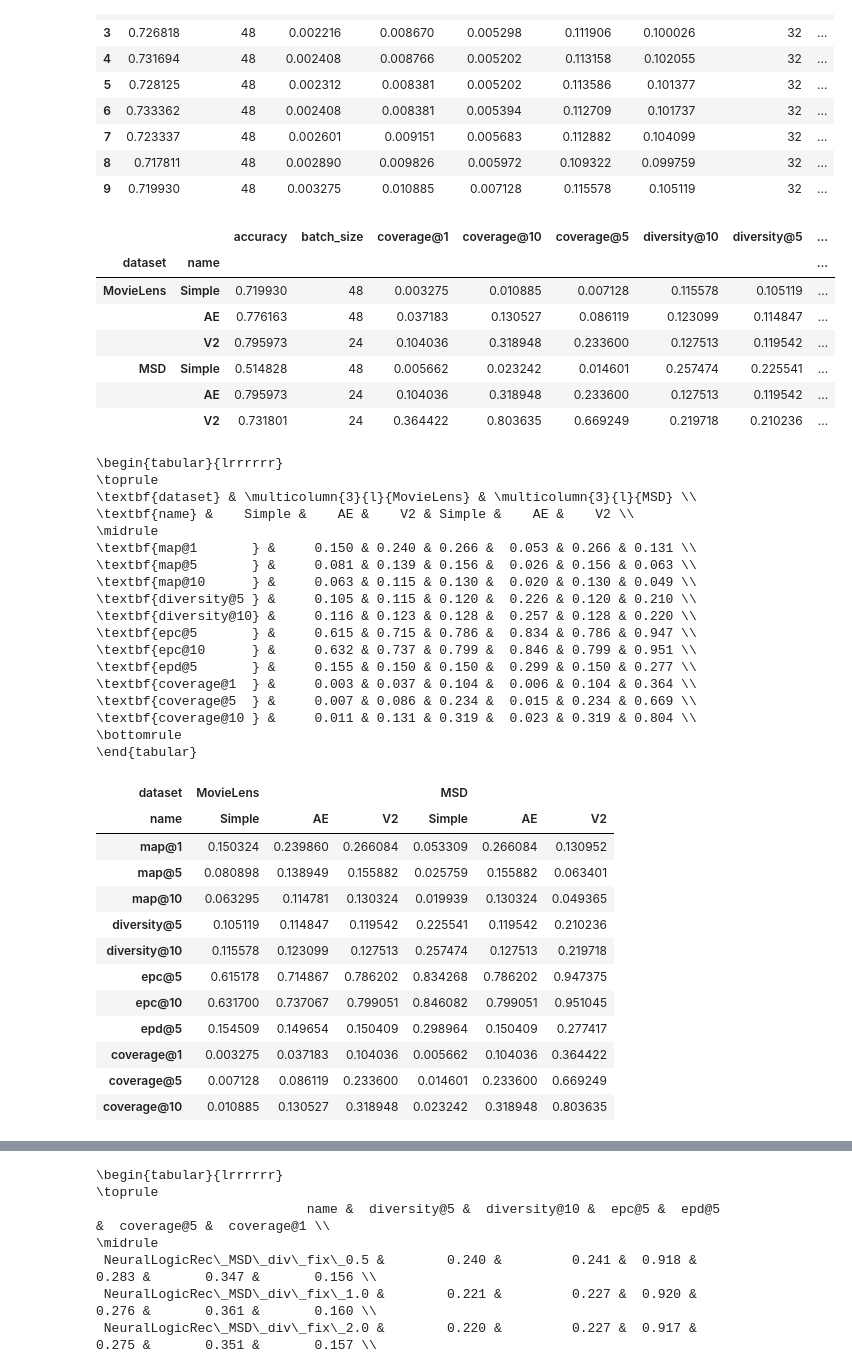
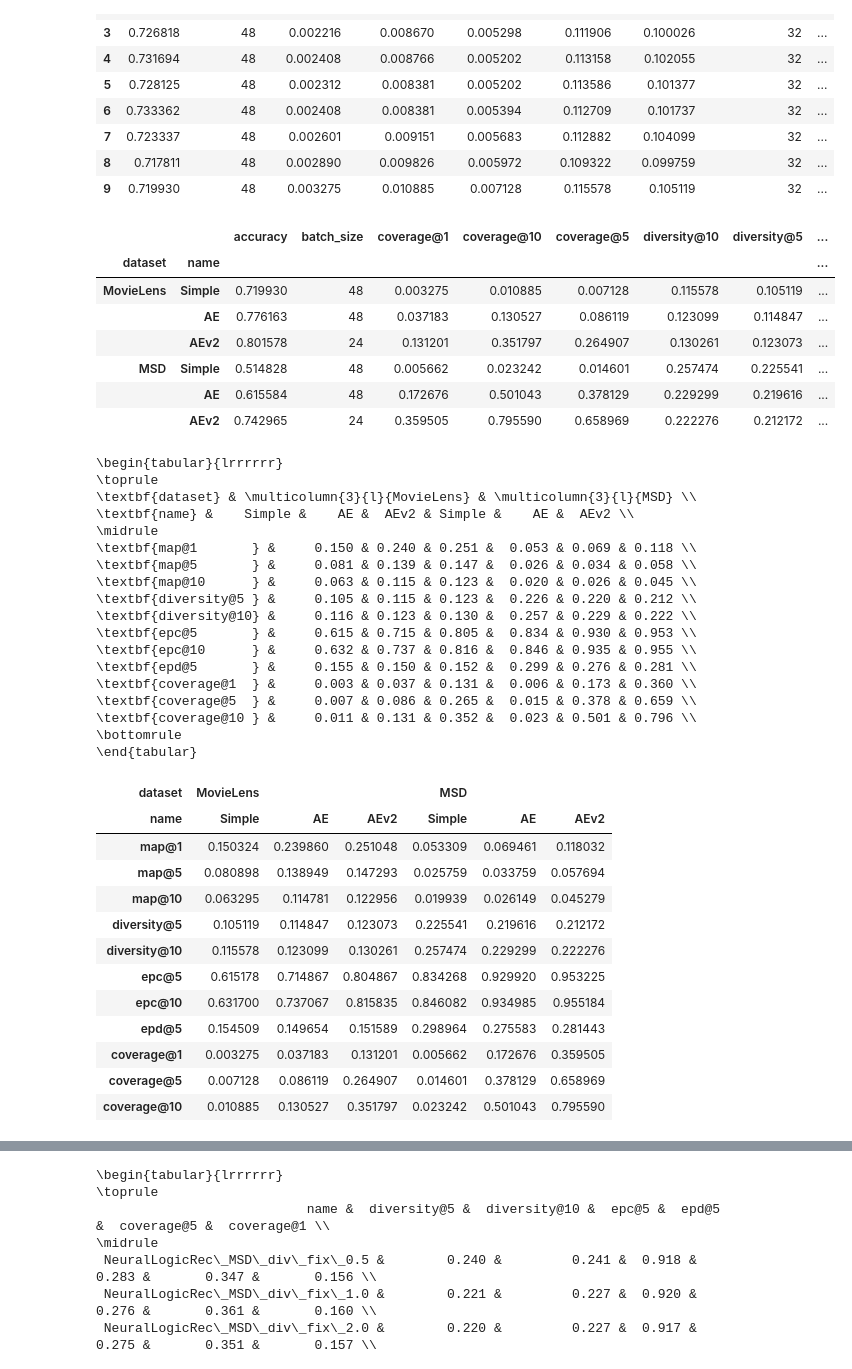
Before and after one commit to HennerM/rs-ml-with-constraints, a Jupyter notebook: NLR_Evaluation_Visualization.ipynb, the cells around one changed output, grey strips where cells are left out. Cells and saved outputs as stored; diff of their text form; code cells hidden in the pictures.

```diff
--- a/NLR_Evaluation_Visualization.ipynb
+++ b/NLR_Evaluation_Visualization.ipynb
@@ -21,8 +21,8 @@ ml_ae_2 = pd.read_csv('../evals/AE_ML_10_epochs_2.csv', index_col=0)
 ml_n = pd.read_csv('../evals/NN_ML_10_epochs.csv', index_col=0)
 msd_ae = pd.read_csv('../evals/AE_MSD_10_epochs.csv', index_col = 0)
 msd_nn = pd.read_csv('../evals/NN_MSD_10_epochs.csv', index_col = 0)
-ml_ae_v2 = pd.read_csv('../evals/Comp_NeuralLogicRec_comparison_ML_V2.csv', index_col = 0)
-msd_ae_v2 = pd.read_csv('../evals/Comp_NeuralLogicRec_comparison_MSD_V2.csv', index_col = 0)
+ml_ae_v2 = pd.read_csv('../evals/V2_ML_10_epochs.csv', index_col = 0)
+msd_ae_v2 = pd.read_csv('../evals/V2_MSD_10_epochs.csv', index_col = 0)
 # %%
 ml_ae_2.name = 'NeuralLogicRec_AE_ML_10_epoch'
 ml_ae_2
@@ -53,19 +53,19 @@ ml_n
 | 8 | 0.717811 | 48 | 0.002890 | 0.009826 | 0.005972 | 0.109322 | 0.099759 | 32 | ... |
 | 9 | 0.719930 | 48 | 0.003275 | 0.010885 | 0.007128 | 0.115578 | 0.105119 | 32 | ... |
 # %%
-tuples = [['MovieLens', 'Simple'], ['MovieLens', 'AE'], ['MovieLens', 'V2'], ['MSD', 'Simple'],  ['MSD', 'AE'], ['MSD', 'V2']]
+tuples = [['MovieLens', 'Simple'], ['MovieLens', 'AE'], ['MovieLens', 'AEv2'], ['MSD', 'Simple'],  ['MSD', 'AE'], ['MSD', 'AEv2']]
 index = pd.MultiIndex.from_tuples(tuples, names=['dataset', 'name'])
-comparison = pd.DataFrame([ml_n.loc[9], ml_ae_2.loc[9], ml_ae_v2.loc[9], msd_nn.loc[9], ml_ae_v2.loc[9], msd_ae_v2.loc[9]], index=index)
+comparison = pd.DataFrame([ml_n.iloc[-1], ml_ae_2.iloc[-1], ml_ae_v2.iloc[-1], msd_nn.iloc[-1], msd_ae.iloc[-1], msd_ae_v2.iloc[-1]], index=index)
 comparison
 # %% [output]
 |  |  | accuracy | batch_size | coverage@1 | coverage@10 | coverage@5 | diversity@10 | diversity@5 | ... |
 | dataset | name |  |  |  |  |  |  |  | ... |
 | MovieLens | Simple | 0.719930 | 48 | 0.003275 | 0.010885 | 0.007128 | 0.115578 | 0.105119 | ... |
 |  | AE | 0.776163 | 48 | 0.037183 | 0.130527 | 0.086119 | 0.123099 | 0.114847 | ... |
-|  | V2 | 0.795973 | 24 | 0.104036 | 0.318948 | 0.233600 | 0.127513 | 0.119542 | ... |
+|  | AEv2 | 0.801578 | 24 | 0.131201 | 0.351797 | 0.264907 | 0.130261 | 0.123073 | ... |
 | MSD | Simple | 0.514828 | 48 | 0.005662 | 0.023242 | 0.014601 | 0.257474 | 0.225541 | ... |
-|  | AE | 0.795973 | 24 | 0.104036 | 0.318948 | 0.233600 | 0.127513 | 0.119542 | ... |
-|  | V2 | 0.731801 | 24 | 0.364422 | 0.803635 | 0.669249 | 0.219718 | 0.210236 | ... |
+|  | AE | 0.615584 | 48 | 0.172676 | 0.501043 | 0.378129 | 0.229299 | 0.219616 | ... |
+|  | AEv2 | 0.742965 | 24 | 0.359505 | 0.795590 | 0.658969 | 0.222276 | 0.212172 | ... |
 # %%
 metrics = comparison[['map@1', 'map@5', 'map@10', 'diversity@5', 'diversity@10', 'epc@5', 'epc@10', 'epd@5', 'coverage@1', 'coverage@5', 'coverage@10']].transpose()
 # %%
@@ -75,31 +75,31 @@ metrics
 \begin{tabular}{lrrrrrr}
 \toprule
 \textbf{dataset} & \multicolumn{3}{l}{MovieLens} & \multicolumn{3}{l}{MSD} \\
-\textbf{name} &    Simple &    AE &    V2 & Simple &    AE &    V2 \\
+\textbf{name} &    Simple &    AE &  AEv2 & Simple &    AE &  AEv2 \\
 \midrule
-\textbf{map@1       } &     0.150 & 0.240 & 0.266 &  0.053 & 0.266 & 0.131 \\
-\textbf{map@5       } &     0.081 & 0.139 & 0.156 &  0.026 & 0.156 & 0.063 \\
-\textbf{map@10      } &     0.063 & 0.115 & 0.130 &  0.020 & 0.130 & 0.049 \\
-\textbf{diversity@5 } &     0.105 & 0.115 & 0.120 &  0.226 & 0.120 & 0.210 \\
-\textbf{diversity@10} &     0.116 & 0.123 & 0.128 &  0.257 & 0.128 & 0.220 \\
-\textbf{epc@5       } &     0.615 & 0.715 & 0.786 &  0.834 & 0.786 & 0.947 \\
-\textbf{epc@10      } &     0.632 & 0.737 & 0.799 &  0.846 & 0.799 & 0.951 \\
-\textbf{epd@5       } &     0.155 & 0.150 & 0.150 &  0.299 & 0.150 & 0.277 \\
-\textbf{coverage@1  } &     0.003 & 0.037 & 0.104 &  0.006 & 0.104 & 0.364 \\
-\textbf{coverage@5  } &     0.007 & 0.086 & 0.234 &  0.015 & 0.234 & 0.669 \\
-\textbf{coverage@10 } &     0.011 & 0.131 & 0.319 &  0.023 & 0.319 & 0.804 \\
+\textbf{map@1       } &     0.150 & 0.240 & 0.251 &  0.053 & 0.069 & 0.118 \\
+\textbf{map@5       } &     0.081 & 0.139 & 0.147 &  0.026 & 0.034 & 0.058 \\
+\textbf{map@10      } &     0.063 & 0.115 & 0.123 &  0.020 & 0.026 & 0.045 \\
+\textbf{diversity@5 } &     0.105 & 0.115 & 0.123 &  0.226 & 0.220 & 0.212 \\
+\textbf{diversity@10} &     0.116 & 0.123 & 0.130 &  0.257 & 0.229 & 0.222 \\
+\textbf{epc@5       } &     0.615 & 0.715 & 0.805 &  0.834 & 0.930 & 0.953 \\
+\textbf{epc@10      } &     0.632 & 0.737 & 0.816 &  0.846 & 0.935 & 0.955 \\
+\textbf{epd@5       } &     0.155 & 0.150 & 0.152 &  0.299 & 0.276 & 0.281 \\
+\textbf{coverage@1  } &     0.003 & 0.037 & 0.131 &  0.006 & 0.173 & 0.360 \\
+\textbf{coverage@5  } &     0.007 & 0.086 & 0.265 &  0.015 & 0.378 & 0.659 \\
+\textbf{coverage@10 } &     0.011 & 0.131 & 0.352 &  0.023 & 0.501 & 0.796 \\
 \bottomrule
 \end{tabular}
 | dataset | MovieLens |  |  | MSD |  |  |
-| name | Simple | AE | V2 | Simple | AE | V2 |
-| map@1 | 0.150324 | 0.239860 | 0.266084 | 0.053309 | 0.266084 | 0.130952 |
-| map@5 | 0.080898 | 0.138949 | 0.155882 | 0.025759 | 0.155882 | 0.063401 |
-| map@10 | 0.063295 | 0.114781 | 0.130324 | 0.019939 | 0.130324 | 0.049365 |
-| diversity@5 | 0.105119 | 0.114847 | 0.119542 | 0.225541 | 0.119542 | 0.210236 |
-| diversity@10 | 0.115578 | 0.123099 | 0.127513 | 0.257474 | 0.127513 | 0.219718 |
-| epc@5 | 0.615178 | 0.714867 | 0.786202 | 0.834268 | 0.786202 | 0.947375 |
-| epc@10 | 0.631700 | 0.737067 | 0.799051 | 0.846082 | 0.799051 | 0.951045 |
-| epd@5 | 0.154509 | 0.149654 | 0.150409 | 0.298964 | 0.150409 | 0.277417 |
-| coverage@1 | 0.003275 | 0.037183 | 0.104036 | 0.005662 | 0.104036 | 0.364422 |
-| coverage@5 | 0.007128 | 0.086119 | 0.233600 | 0.014601 | 0.233600 | 0.669249 |
-| coverage@10 | 0.010885 | 0.130527 | 0.318948 | 0.023242 | 0.318948 | 0.803635 |
+| name | Simple | AE | AEv2 | Simple | AE | AEv2 |
+| map@1 | 0.150324 | 0.239860 | 0.251048 | 0.053309 | 0.069461 | 0.118032 |
+| map@5 | 0.080898 | 0.138949 | 0.147293 | 0.025759 | 0.033759 | 0.057694 |
+| map@10 | 0.063295 | 0.114781 | 0.122956 | 0.019939 | 0.026149 | 0.045279 |
+| diversity@5 | 0.105119 | 0.114847 | 0.123073 | 0.225541 | 0.219616 | 0.212172 |
+| diversity@10 | 0.115578 | 0.123099 | 0.130261 | 0.257474 | 0.229299 | 0.222276 |
+| epc@5 | 0.615178 | 0.714867 | 0.804867 | 0.834268 | 0.929920 | 0.953225 |
+| epc@10 | 0.631700 | 0.737067 | 0.815835 | 0.846082 | 0.934985 | 0.955184 |
+| epd@5 | 0.154509 | 0.149654 | 0.151589 | 0.298964 | 0.275583 | 0.281443 |
+| coverage@1 | 0.003275 | 0.037183 | 0.131201 | 0.005662 | 0.172676 | 0.359505 |
+| coverage@5 | 0.007128 | 0.086119 | 0.264907 | 0.014601 | 0.378129 | 0.658969 |
+| coverage@10 | 0.010885 | 0.130527 | 0.351797 | 0.023242 | 0.501043 | 0.795590 |
```
Also changed, not shown: parts of 8 cells of this notebook, 2 other files.
